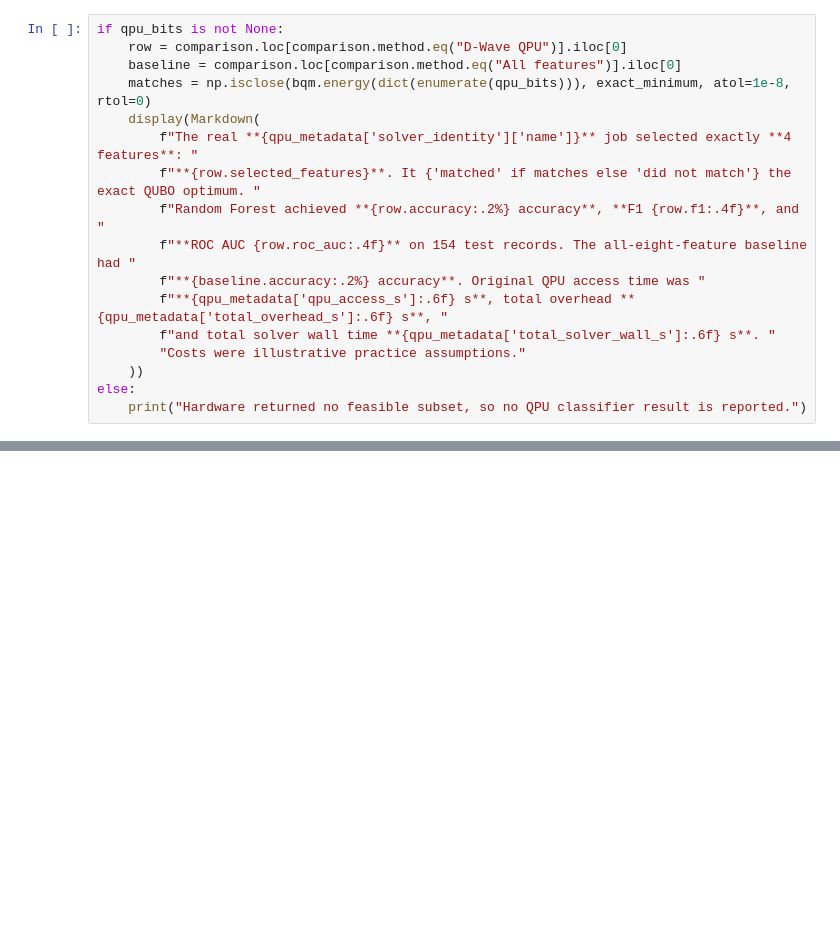
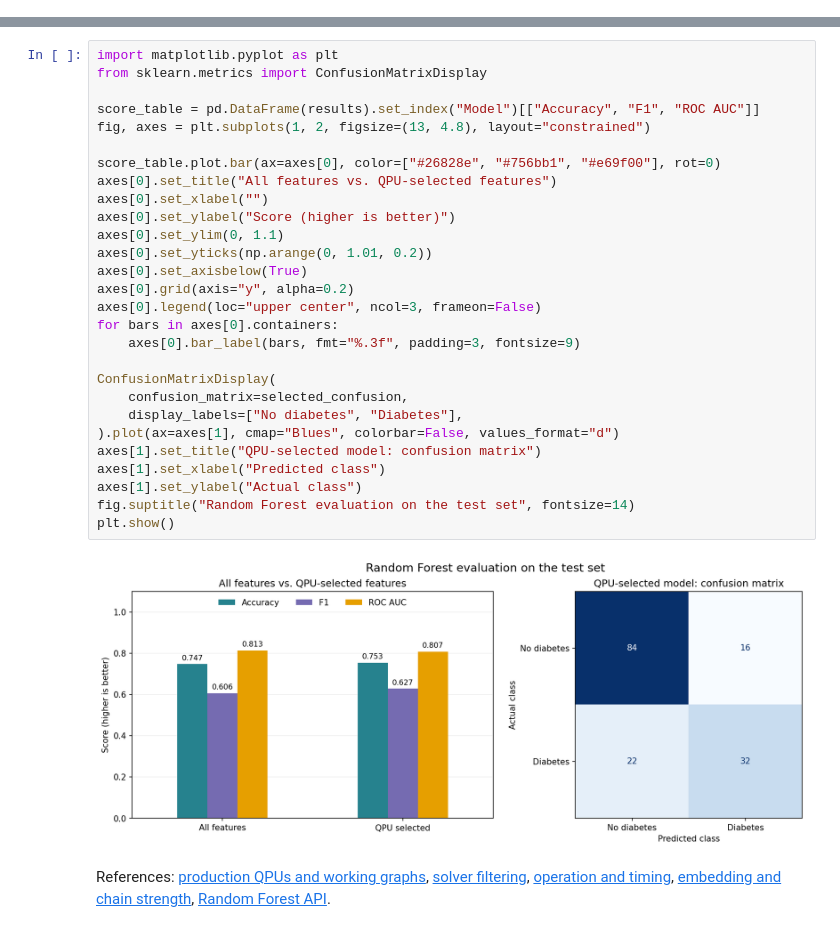
Before and after one commit to Maisha-Chowa/Quantum-Computing, a Jupyter notebook: Quantum annealing for feature selection/03-Pima-Four-Criteria-Random-Forest.ipynb, the cells around one changed output, grey strips where cells are left out. Drawn from its saved outputs; the diff is of its cells as text; blank space fills up the shorter version.

```diff
--- a/Quantum annealing for feature selection/03-Pima-Four-Criteria-Random-Forest.ipynb
+++ b/Quantum annealing for feature selection/03-Pima-Four-Criteria-Random-Forest.ipynb
@@ -343,17 +0,0 @@ The score weights, interaction definition, and example costs determine what the
-# %%
-if qpu_bits is not None:
-    row = comparison.loc[comparison.method.eq("D-Wave QPU")].iloc[0]
-    baseline = comparison.loc[comparison.method.eq("All features")].iloc[0]
-    matches = np.isclose(bqm.energy(dict(enumerate(qpu_bits))), exact_minimum, atol=1e-8, rtol=0)
-    display(Markdown(
-        f"The real **{qpu_metadata['solver_identity']['name']}** job selected exactly **4 features**: "
-        f"**{row.selected_features}**. It {'matched' if matches else 'did not match'} the exact QUBO optimum. "
-        f"Random Forest achieved **{row.accuracy:.2%} accuracy**, **F1 {row.f1:.4f}**, and "
-        f"**ROC AUC {row.roc_auc:.4f}** on 154 test records. The all-eight-feature baseline had "
-        f"**{baseline.accuracy:.2%} accuracy**. Original QPU access time was "
-        f"**{qpu_metadata['qpu_access_s']:.6f} s**, total overhead **{qpu_metadata['total_overhead_s']:.6f} s**, "
-        f"and total solver wall time **{qpu_metadata['total_solver_wall_s']:.6f} s**. "
-        "Costs were illustrative practice assumptions."
-    ))
-else:
-    print("Hardware returned no feasible subset, so no QPU classifier result is reported.")
@@ -374,0 +291,32 @@ The command-line implementation writes the full results to `outputs/four_criteri
+# %%
+import matplotlib.pyplot as plt
+from sklearn.metrics import ConfusionMatrixDisplay
+
+score_table = pd.DataFrame(results).set_index("Model")[["Accuracy", "F1", "ROC AUC"]]
+fig, axes = plt.subplots(1, 2, figsize=(13, 4.8), layout="constrained")
+
+score_table.plot.bar(ax=axes[0], color=["#26828e", "#756bb1", "#e69f00"], rot=0)
+axes[0].set_title("All features vs. QPU-selected features")
+axes[0].set_xlabel("")
+axes[0].set_ylabel("Score (higher is better)")
+axes[0].set_ylim(0, 1.1)
+axes[0].set_yticks(np.arange(0, 1.01, 0.2))
+axes[0].set_axisbelow(True)
+axes[0].grid(axis="y", alpha=0.2)
+axes[0].legend(loc="upper center", ncol=3, frameon=False)
+for bars in axes[0].containers:
+    axes[0].bar_label(bars, fmt="%.3f", padding=3, fontsize=9)
+
+ConfusionMatrixDisplay(
+    confusion_matrix=selected_confusion,
+    display_labels=["No diabetes", "Diabetes"],
+).plot(ax=axes[1], cmap="Blues", colorbar=False, values_format="d")
+axes[1].set_title("QPU-selected model: confusion matrix")
+axes[1].set_xlabel("Predicted class")
+axes[1].set_ylabel("Actual class")
+fig.suptitle("Random Forest evaluation on the test set", fontsize=14)
+plt.show()
+# %% [output]
+[figure, added]
+# %% [markdown]
+References: [production QPUs and working graphs](https://docs.dwavequantum.com/en/latest/quantum_research/solver_properties_specific.html), [solver filtering](https://docs.dwavequantum.com/en/latest/ocean/api_ref_cloud/generated/dwave.cloud.client.Client.get_solvers.html), [operation and timing](https://docs.dwavequantum.com/en/latest/quantum_research/operation_timing.html), [embedding and chain strength](https://docs.dwavequantum.com/en/latest/ocean/api_ref_system/generated/dwave.system.composites.EmbeddingComposite.sample.html), [Random Forest API](https://scikit-learn.org/stable/modules/generated/sklearn.ensemble.RandomForestClassifier.html).
```
Also changed, not shown: parts of 30 cells of this notebook.
